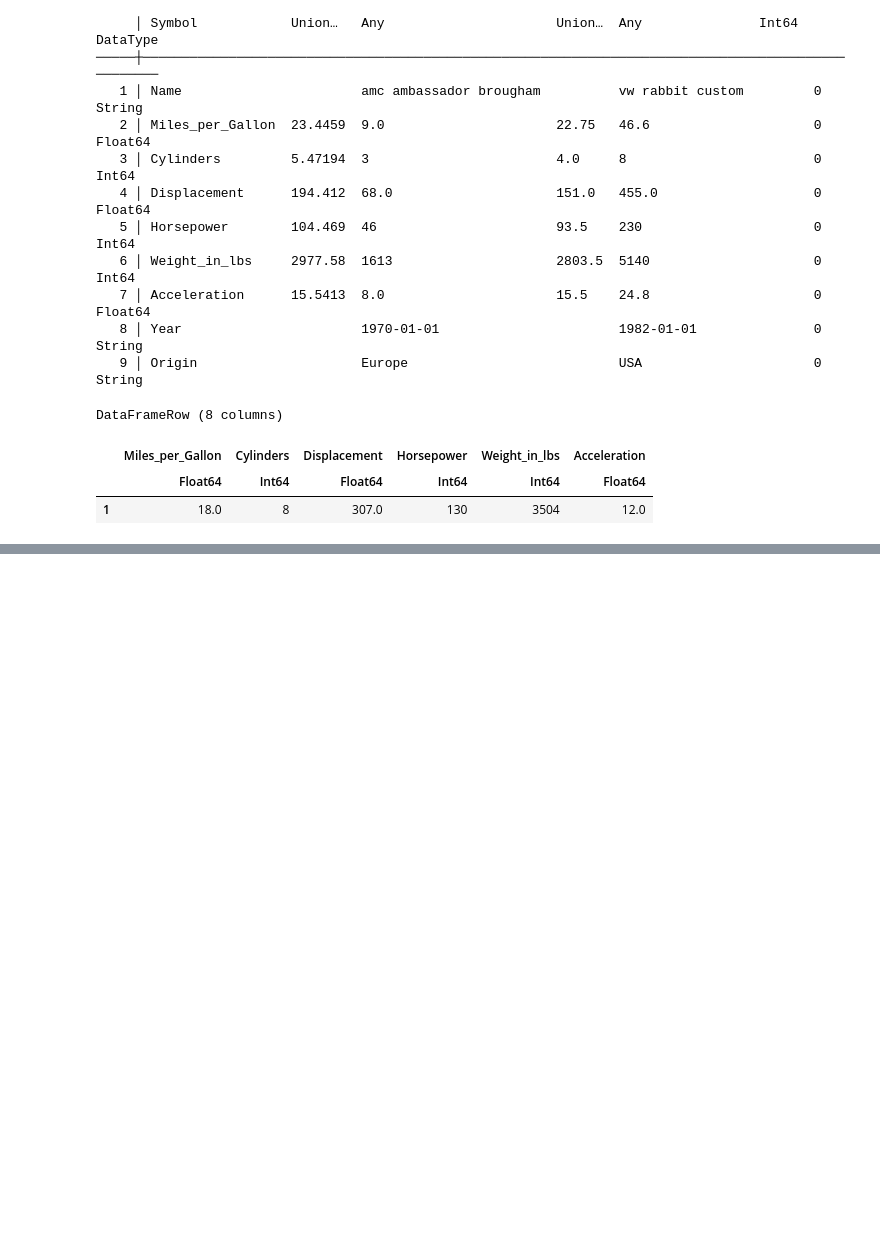
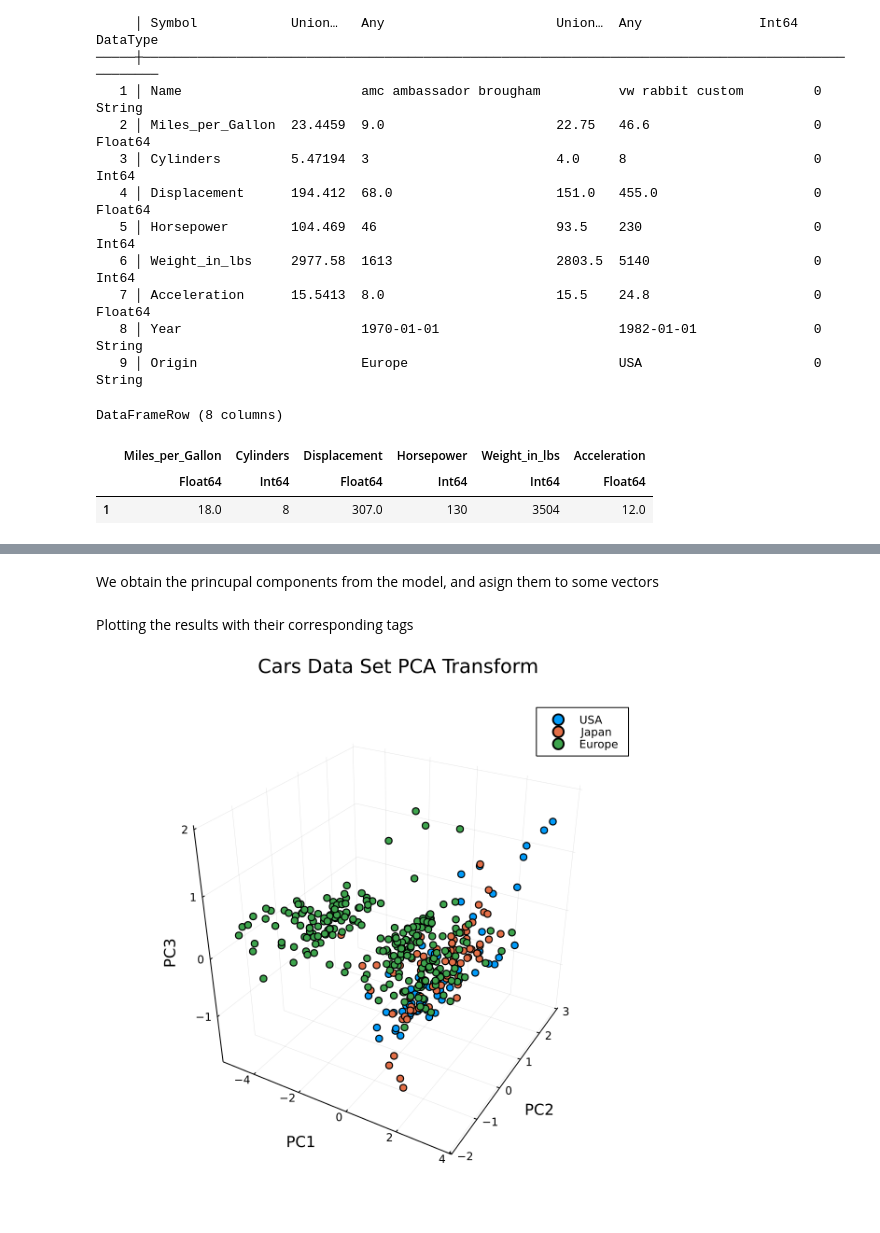
Before and after one commit to BanuelosCarlos/PCA_Cars_Julia, a Jupyter notebook: PCA_UL.ipynb, the cells around one changed output, grey strips where cells are left out. Saved outputs shown, nothing was run; the diff lists cells and outputs as text; code cells hidden in the pictures; blank space fills up the shorter version.

```diff
--- a/PCA_UL.ipynb
+++ b/PCA_UL.ipynb
@@ -51,4 +60,7 @@ DataFrameRow (8 columns)
 X = Matrix(DF[!,2:7])
 y = Vector{String}(DF.Origin)
 Origin = reshape(unique(DF.Origin), (1,3))
+# center and normalize the data
+data = X
+data = (data .- mean(data,dims = 1))./ std(data,dims=1)#transforms data to mean zero PCA
 # %% [output]
@@ -57,3 +86,3 @@ Origin = reshape(unique(DF.Origin), (1,3))
 # %%
-model = fit(PCA,X',maxoutdim=5)
+model = fit(PCA,data',maxoutdim=3)
 # %% [output]
@@ -80,0 +106,3 @@ UndefVarError: UndefVarError: transform not defined
+# %%
+# Transposing raw data to handle it better
+data_t = data'
@@ -80,0 +117,23 @@ UndefVarError: UndefVarError: transform not defined
+# %% [markdown]
+We obtain the princupal components from the model, and asign them to some vectors
+# %%
+X_transform = MultivariateStats.transform(model, data_t)
+
+PC1 = X_transform[1, :]
+
+PC2 = X_transform[2, :]
+
+PC3 = X_transform[3, :];
+# %% [markdown]
+Plotting the results with their corresponding tags
+# %%
+gr(size=(600,600))
+p_transform = scatter(PC1, PC2, PC3,
+    xlabel = "PC1", ylabel = "PC2", zlabel = "PC3",
+    title = "Cars Data Set PCA Transform",
+    markersize = 4,
+    group = y,
+    label = Origin
+)
+# %% [output]
+[figure, added]
```
Also changed, not shown: parts of 15 cells of this notebook.
